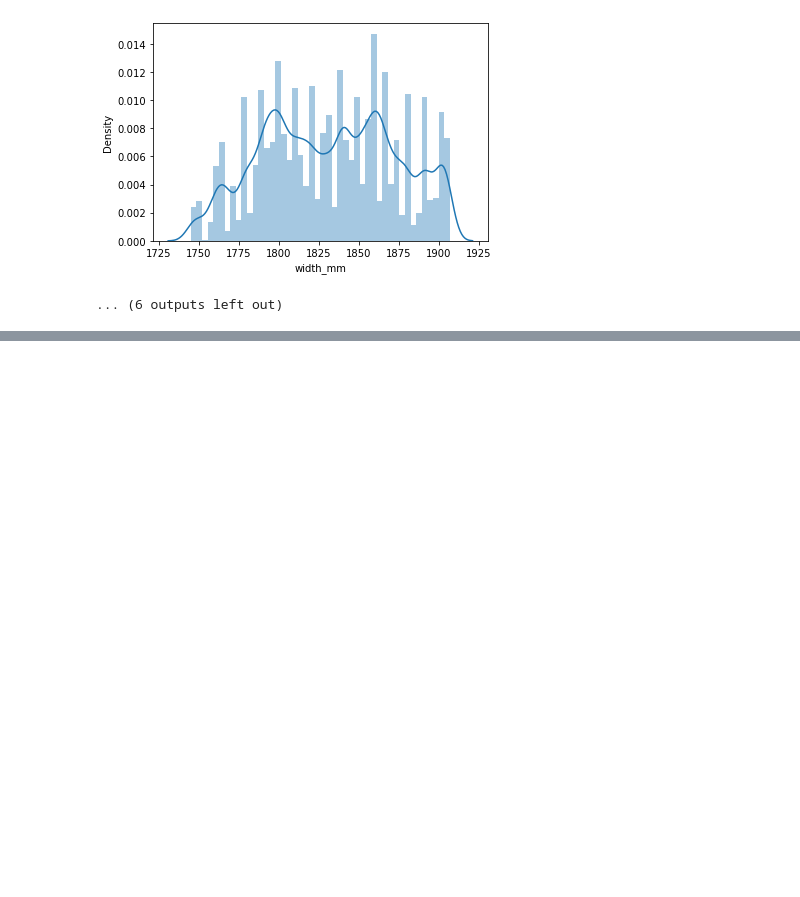
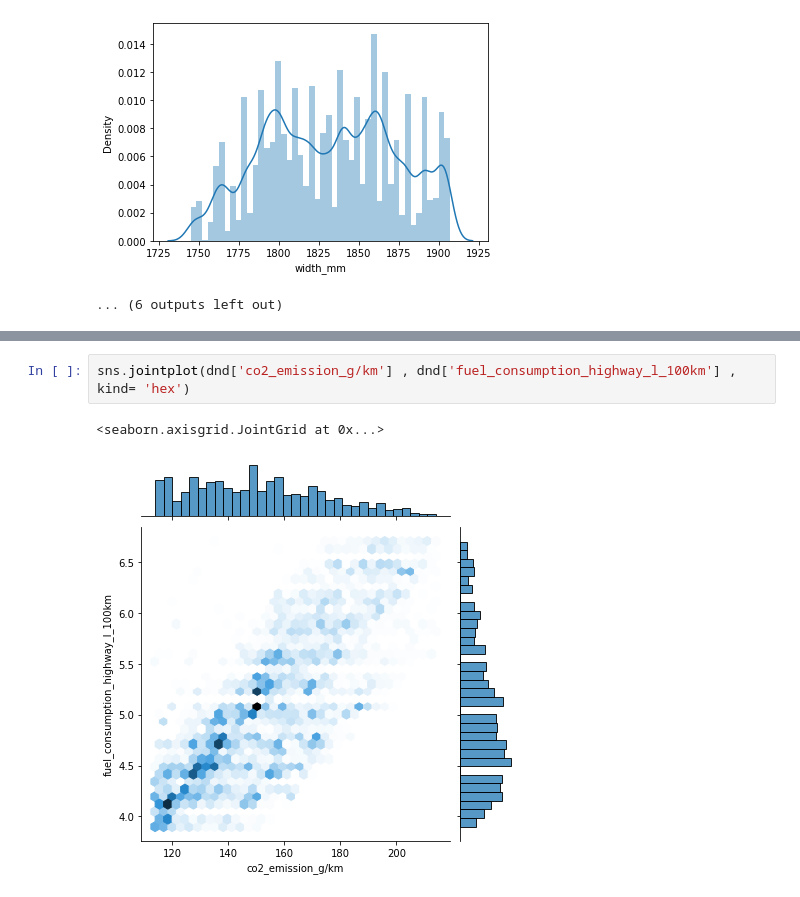
Before and after one commit to javadbazargan/EDA_statistical_tests_on_used_cars, a Jupyter notebook: eda_sta_used_car.ipynb, the cells around one changed output, grey strips where cells are left out. Saved outputs shown, nothing was run; the diff lists cells and outputs as text; blank space fills up the shorter version.

```diff
--- a/eda_sta_used_car.ipynb
+++ b/eda_sta_used_car.ipynb
@@ -243,0 +335,5 @@ for column in cl:
+# %%
+sns.jointplot(dnd['co2_emission_g/km'] , dnd['fuel_consumption_highway_l_100km'] , kind= 'hex')
+# %% [output]
+<seaborn.axisgrid.JointGrid at 0x...>
+[figure, added]
```
Also changed, not shown: parts of 7 cells of this notebook.
